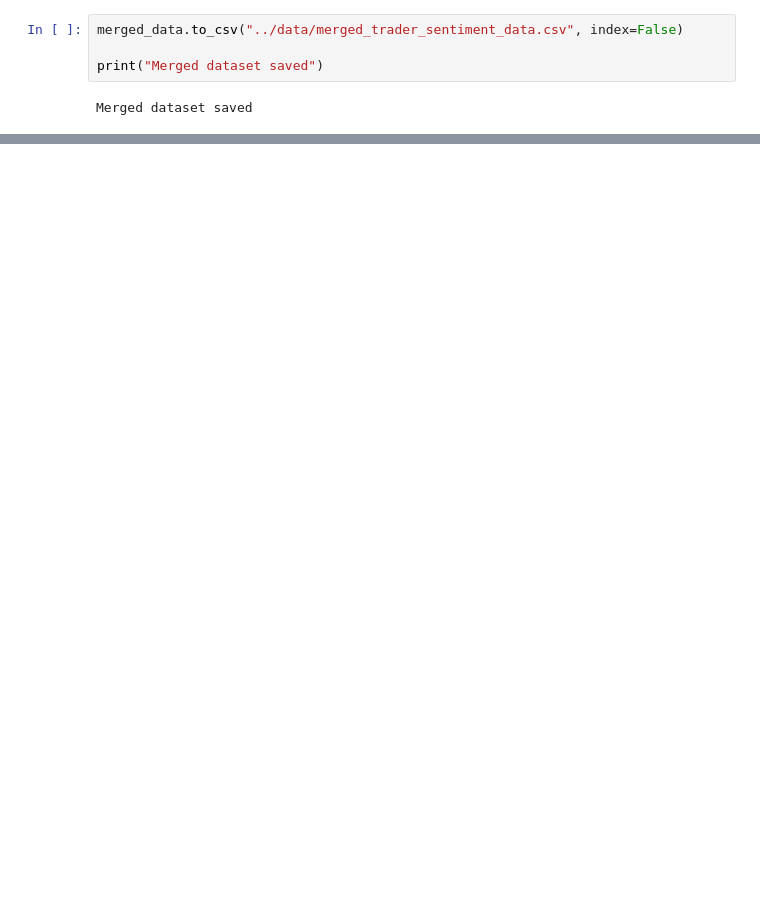
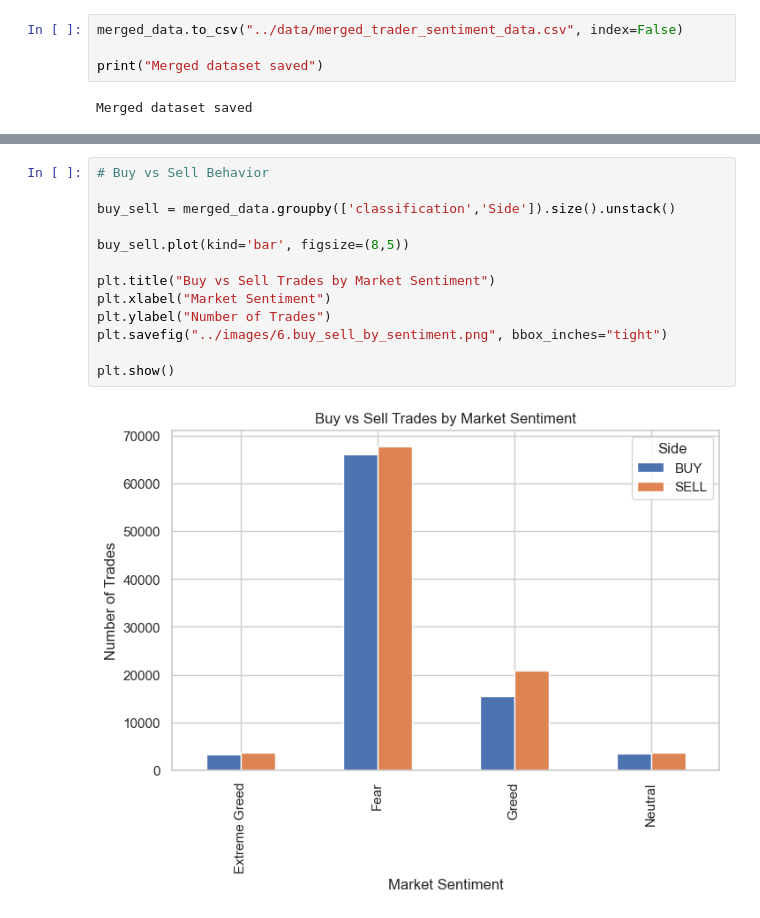
Before and after one commit to Arunendra21/Trader-Sentiment-Analysis, a Jupyter notebook: notebook/main.ipynb, the cells around one changed output, grey strips where cells are left out. Drawn from its saved outputs; the diff is of its cells as text; blank space fills up the shorter version.

```diff
--- a/notebook/main.ipynb
+++ b/notebook/main.ipynb
@@ -266,0 +381,15 @@ Merged dataset saved
+# %%
+# Buy vs Sell Behavior
+
+buy_sell = merged_data.groupby(['classification','Side']).size().unstack()
+
+buy_sell.plot(kind='bar', figsize=(8,5))
+
+plt.title("Buy vs Sell Trades by Market Sentiment")
+plt.xlabel("Market Sentiment")
+plt.ylabel("Number of Trades")
+plt.savefig("../images/6.buy_sell_by_sentiment.png", bbox_inches="tight")
+
+plt.show()
+# %% [output]
+[figure, added]
```
Also changed, not shown: parts of 23 cells of this notebook.
